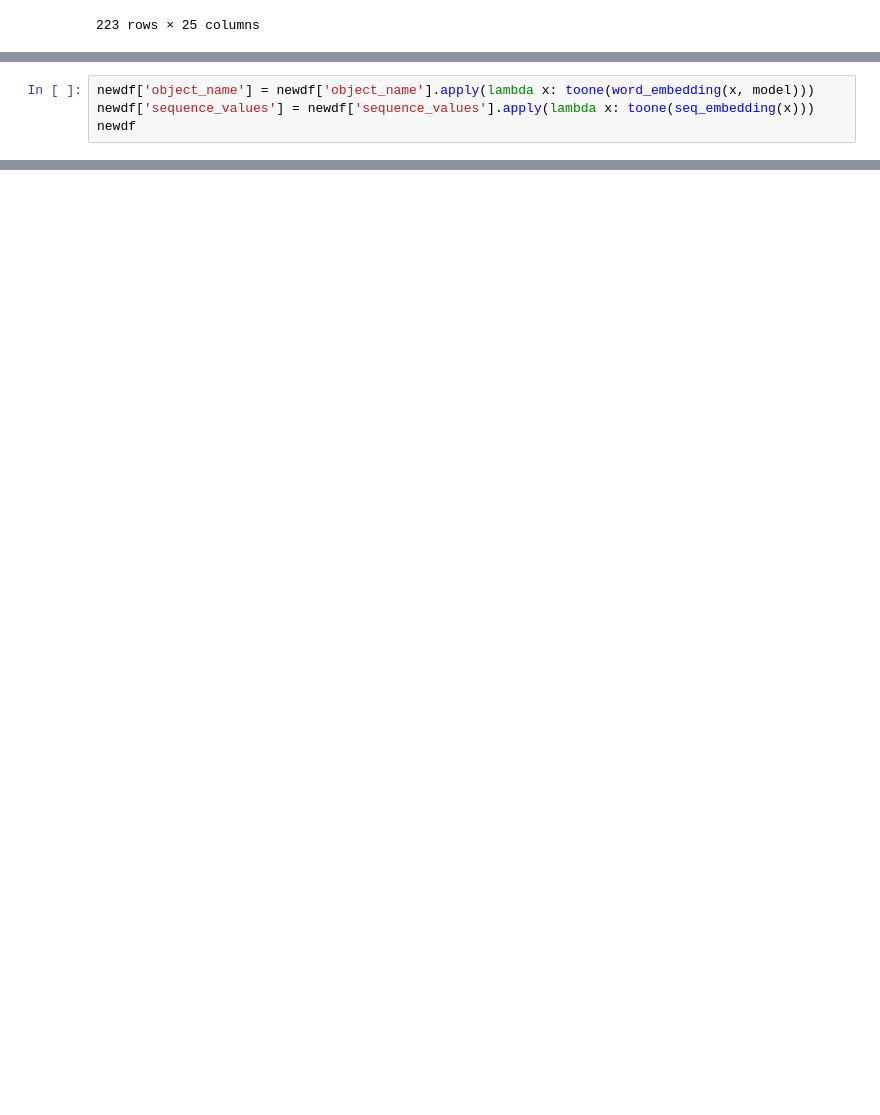
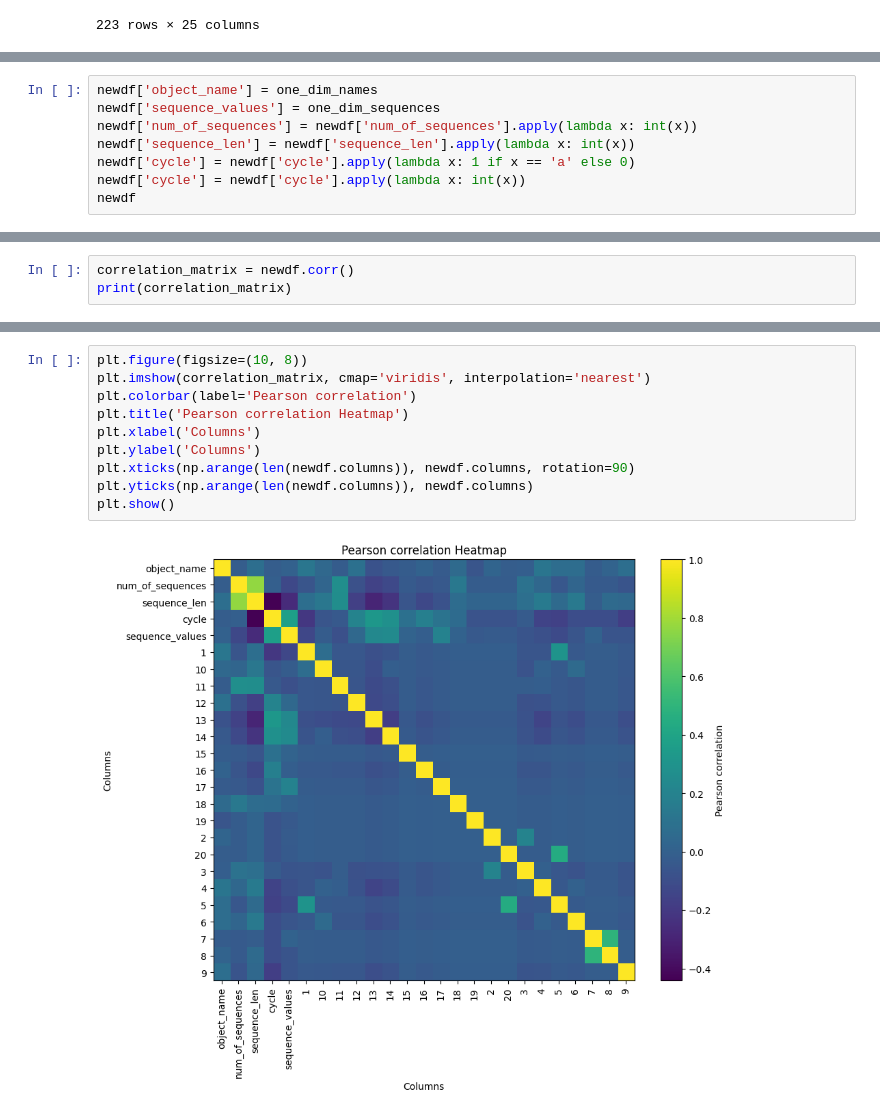
Before and after one commit to agentolek/Bootcamp-mini-hackathon-2024, a Jupyter notebook: Slodziaki/code/correlation.ipynb, the cells around one changed output, grey strips where cells are left out. Drawn from its saved outputs; the diff is of its cells as text; blank space fills up the shorter version.

```diff
--- a/Slodziaki/code/correlation.ipynb
+++ b/Slodziaki/code/correlation.ipynb
@@ -279,4 +268,0 @@ def toone(vector):
-# %%
-newdf['object_name'] = newdf['object_name'].apply(lambda x: toone(word_embedding(x, model)))
-newdf['sequence_values'] = newdf['sequence_values'].apply(lambda x: toone(seq_embedding(x)))
-newdf
@@ -287,0 +269,8 @@ array=[-0.00118799 -0.00095255  0.0054858   0.00699682 -0.00309832 -0.00490925
+# %%
+newdf['object_name'] = one_dim_names
+newdf['sequence_values'] = one_dim_sequences
+newdf['num_of_sequences'] = newdf['num_of_sequences'].apply(lambda x: int(x))
+newdf['sequence_len'] = newdf['sequence_len'].apply(lambda x: int(x))
+newdf['cycle'] = newdf['cycle'].apply(lambda x: 1 if x == 'a' else 0)
+newdf['cycle'] = newdf['cycle'].apply(lambda x: int(x))
+newdf
@@ -287,0 +296,3 @@ array=[-0.00118799 -0.00095255  0.0054858   0.00699682 -0.00309832 -0.00490925
+# %%
+correlation_matrix = newdf.corr()
+print(correlation_matrix)
@@ -287,0 +317,12 @@ array=[-0.00118799 -0.00095255  0.0054858   0.00699682 -0.00309832 -0.00490925
+# %%
+plt.figure(figsize=(10, 8))
+plt.imshow(correlation_matrix, cmap='viridis', interpolation='nearest')
+plt.colorbar(label='Pearson correlation')
+plt.title('Pearson correlation Heatmap')
+plt.xlabel('Columns')
+plt.ylabel('Columns')
+plt.xticks(np.arange(len(newdf.columns)), newdf.columns, rotation=90)
+plt.yticks(np.arange(len(newdf.columns)), newdf.columns)
+plt.show()
+# %% [output]
+[figure, added]
```
Also changed, not shown: parts of 11 cells of this notebook.
